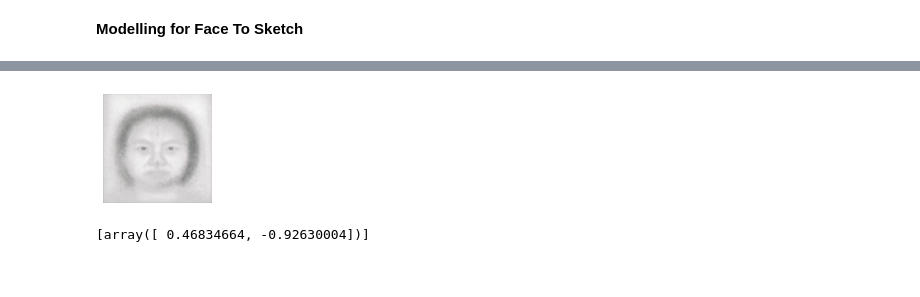
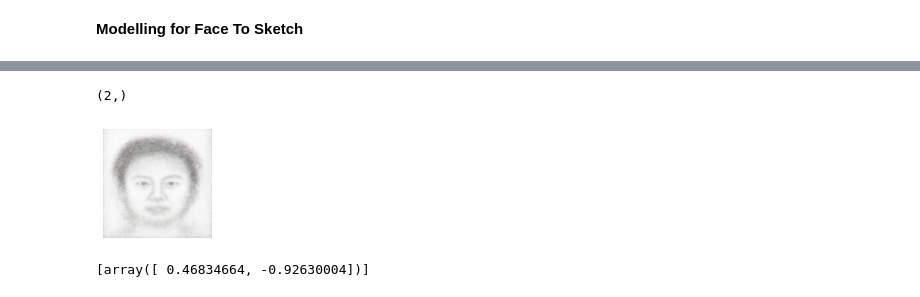
Before and after one commit to MithunKiniStar/AutoEncodersFaceSketch, a Jupyter notebook: Variational_Autoencoder.ipynb, the cells around one changed output, grey strips where cells are left out. Drawn from its saved outputs; the diff is of its cells as text; code cells hidden in the pictures.

```diff
--- a/Variational_Autoencoder.ipynb
+++ b/Variational_Autoencoder.ipynb
@@ -291,7 +291,10 @@ Test color image shape (104, 256, 256, 3)
 # %% [markdown]
 **Modelling for Face To Sketch**
 # %%
-vae.compile(optimizer='adam', loss=vae_loss)
+# vae.compile(optimizer='adam', loss=vae_loss)
+vae.compile(optimizer='rmsprop', loss= vae_loss)
+encoder.compile(optimizer = 'rmsprop', loss = vae_loss)
+decoder.compile(optimizer = 'rmsprop', loss = vae_loss)
 vae.fit(train_image, train_sketch_image,
         epochs=20,
         batch_size=80,
@@ -331,18 +355,22 @@ Epoch 20/20
 # %%
 # Randomly sample one or more charachters and plot them
-random_chars = [np.random.normal(0, 2, latent_dim) for _ in range(1)]
+random_chars = [np.random.normal(0, 10, latent_dim) for _ in range(1)]
 imgs = []
 for char in random_chars:
     char = char.reshape(-1,2)
     imgs.append(decoder.predict(char))
 
+print(random_chars[0].shape)
 imgs = [np.reshape(img,(image_width, image_height, 3)) for img in imgs]
 for img in imgs:
     plt.figure(figsize=(2,2))
     plt.axis('off')
     plt.imshow(img, cmap='gray')
+
+# plt.imshow(test_image[0].reshape(256, 256, 3))
 # %% [output]
+(2,)
-[figure, old version]
+[figure, new version]
 # %%
 random_chars
 # %% [output]
```
Also changed, not shown: parts of 5 cells of this notebook.
